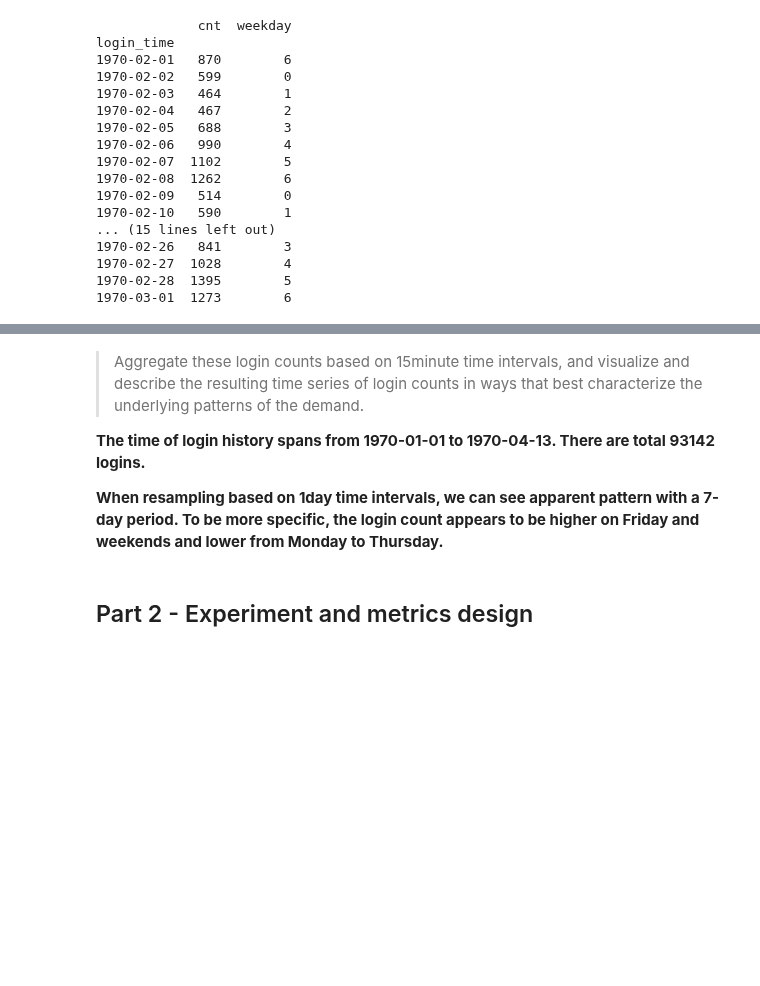
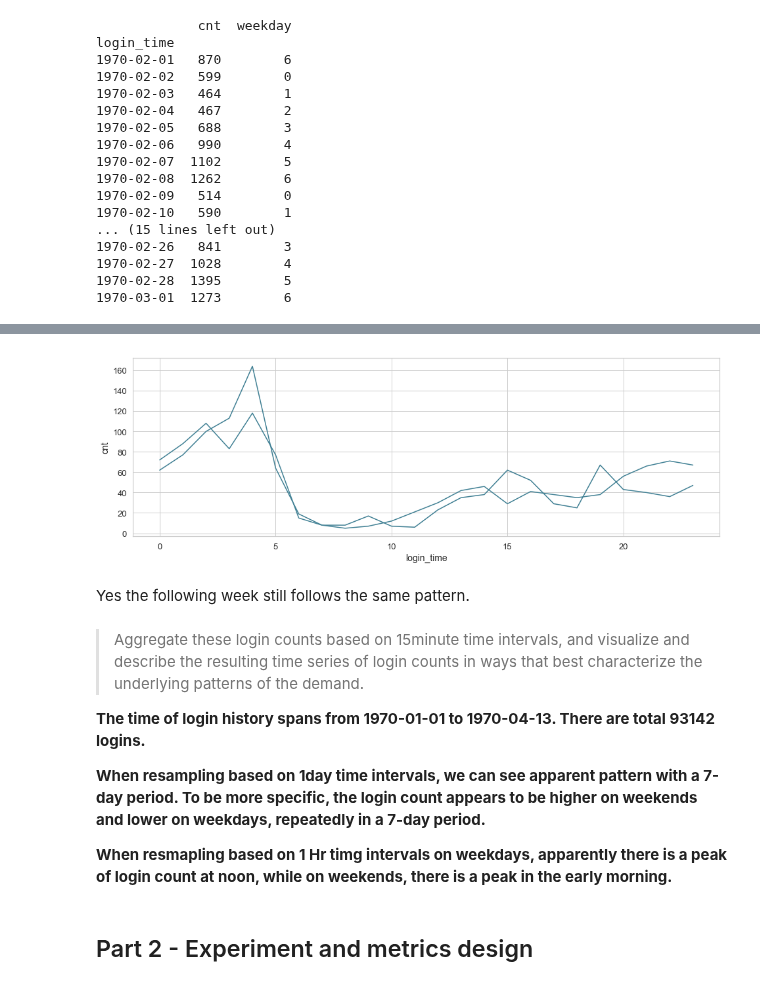
Before and after one commit to nicolechao/springboard-data-science, a Jupyter notebook: Mini Projects and Exercises/Rider Retension Prediction/analysis.ipynb, the cells around one changed output, grey strips where cells are left out. Cells and saved outputs as stored; diff of their text form; code cells hidden in the pictures; blank space fills up the shorter version.

```diff
--- a/Mini Projects and Exercises/Rider Retension Prediction/analysis.ipynb
+++ b/Mini Projects and Exercises/Rider Retension Prediction/analysis.ipynb
@@ -200,9 +243,18 @@ Yes the login count appears to be higher on Friday and weekends and lower from M
+# %%
+df_login_mon_to_thur = df_login['1970-02-14': '1970-02-15']
+plot_cnt_per_hour(df_login_mon_to_thur)
+# %% [output]
+[figure, added]
+# %% [markdown]
+Yes the following week still follows the same pattern.
 # %% [markdown]
 > Aggregate these login counts based on 15minute time intervals, and visualize and describe the resulting time series of login counts in ways that best characterize the underlying patterns of the demand.
 
 **The time of login history spans from 1970-01-01 to 1970-04-13. There are total 93142 logins.**
 
-**When resampling based on 1day time intervals, we can see apparent pattern with a 7-day period. To be more specific, the login count appears to be higher on Friday and weekends and lower from Monday to Thursday.**
+**When resampling based on 1day time intervals, we can see apparent pattern with a 7-day period. To be more specific, the login count appears to be higher on weekends and lower on weekdays, repeatedly in a 7-day period.**
+
+**When resmapling based on 1 Hr timg intervals on weekdays, apparently there is a peak of login count at noon, while on weekends, there is a peak in the early morning.**
 # %% [markdown]
 ## Part 2 - Experiment and metrics design
 # %% [markdown]
```
Also changed, not shown: parts of 9 cells of this notebook.
